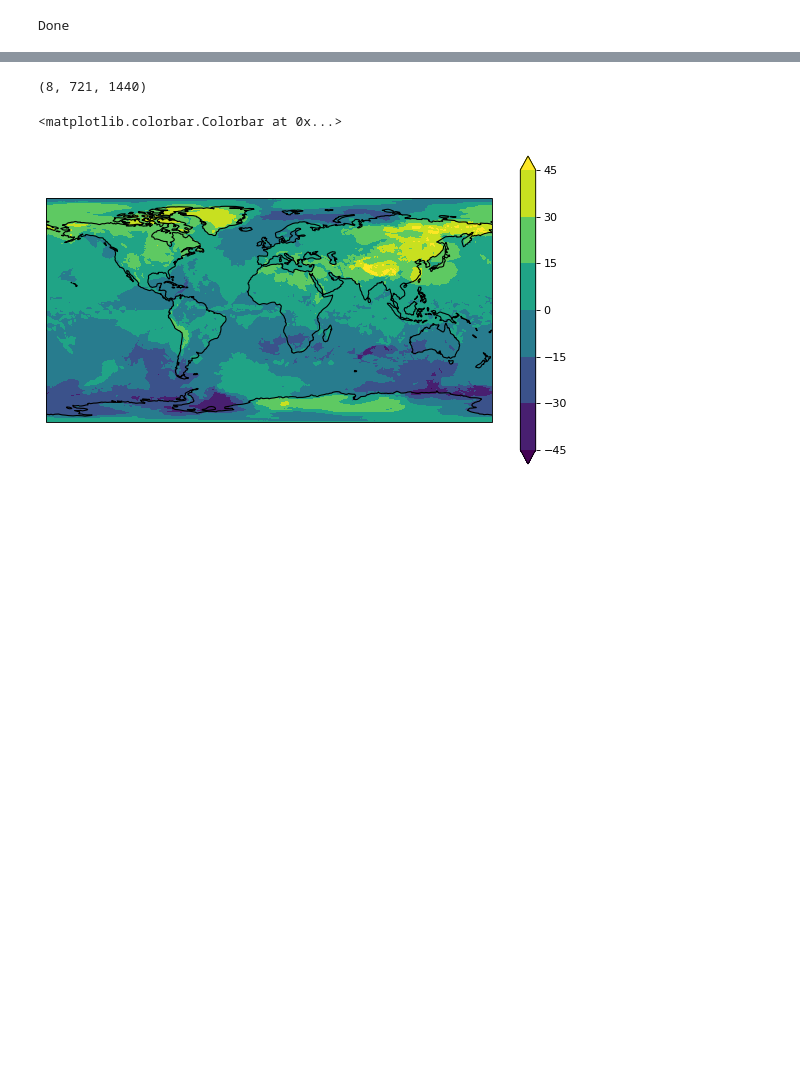
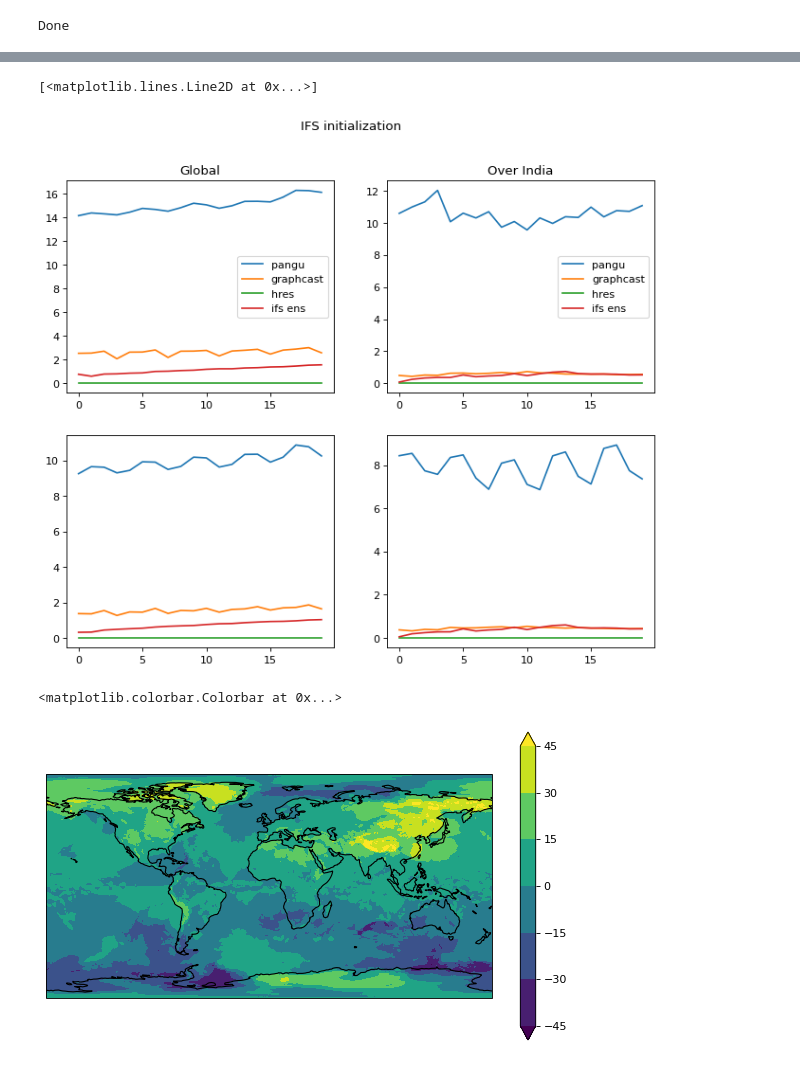
Before and after one commit to amangupta2/ai_weather, a Jupyter notebook: docs/source/wbx_quickstart.ipynb, the cells around one changed output, grey strips where cells are left out. Cells and saved outputs as stored; diff of their text form; code cells hidden in the pictures; blank space fills up the shorter version.

```diff
--- a/docs/source/wbx_quickstart.ipynb
+++ b/docs/source/wbx_quickstart.ipynb
@@ -299,8 +339,8 @@ rmse_graphcastoper_global, rmse_graphcastoper_india = RMSE(t_graphcastoper,t_hre
 rmse_ifshres_fcst_global , rmse_ifshres_fcst_india  = RMSE(t_ifshres_fcst,t_hres,lat)
 rmse_ifsens_fcst_global  , rmse_ifsens_fcst_india  = RMSE(t_ifsens_fcst,t_hres,lat) # TRADITIONAL
 # ---------- MAE for HRES initialized models) -----------------------------
-mae_panguoper_global    , rmse_panguoper_india     = MAE(t_panguoper,t_hres,lat)
-mae_graphcastoper_global, rmse_graphcastoper_india = MAE(t_graphcastoper,t_hres,lat)
+mae_panguoper_global    , mae_panguoper_india     = MAE(t_panguoper,t_hres,lat)
+mae_graphcastoper_global, mae_graphcastoper_india = MAE(t_graphcastoper,t_hres,lat)
 mae_ifshres_fcst_global , mae_ifshres_fcst_india  = MAE(t_ifshres_fcst,t_hres,lat) # TRADITIONAL
 mae_ifsens_fcst_global  , mae_ifsens_fcst_india   = MAE(t_ifsens_fcst,t_hres,lat) # TRADITIONAL
 # %%
@@ -344,36 +384,40 @@ plt.plot(mae_era5fcst_india, label='era5 fcst')
 # RMSE AND MAE FOR IFS HRES initialization
 
 fig=plt.figure(figsize=(10, 8), dpi= 80, facecolor='w', edgecolor='k')
-fig.suptitle('ERA5 initialization')
+fig.suptitle('IFS initialization')
 plt.subplot(221)
 plt.plot(rmse_panguoper_global, label='pangu')
 plt.plot(rmse_graphcastoper_global, label='graphcast')
 plt.plot(rmse_ifshres_fcst_global, label='hres')
 plt.plot(rmse_ifsens_fcst_global, label='ifs ens')
 plt.title('Global')
 plt.legend()
 
 plt.subplot(222)
 plt.plot(rmse_panguoper_india, label='pangu')
 plt.plot(rmse_graphcastoper_india, label='graphcast')
 plt.plot(rmse_ifshres_fcst_india, label='hres')
 plt.plot(rmse_ifsens_fcst_india, label='ifs ens')
 #plt.plot(rmse_fuxi_india)
 plt.title('Over India')
 plt.legend()
 
 plt.subplot(223)
 plt.plot(mae_panguoper_global, label='pangu')
 plt.plot(mae_graphcastoper_global, label='graphcast')
-plt.plot(mae_era5fcst_global, label='era5 fcst')
+plt.plot(mae_ifshres_fcst_global, label='hres')
+plt.plot(mae_ifsens_fcst_global, label='ifs ens')
+
 #plt.plot(rmse_fuxi_global)
 #plt.legend()
 
 plt.subplot(224)
 plt.plot(mae_panguoper_india, label='pangu')
 plt.plot(mae_graphcastoper_india, label='graphcast')
-plt.plot(mae_era5fcst_india, label='era5 fcst')
+plt.plot(mae_ifshres_fcst_india, label='hres')
+plt.plot(mae_ifsens_fcst_india, label='ifs ens')
 #plt.plot(rmse_fuxi_global)
 #plt.legend()
 # %% [output]
-(8, 721, 1440)
+[<matplotlib.lines.Line2D at 0x...>]
+[figure, added]
```
Also changed, not shown: parts of 9 cells of this notebook.
